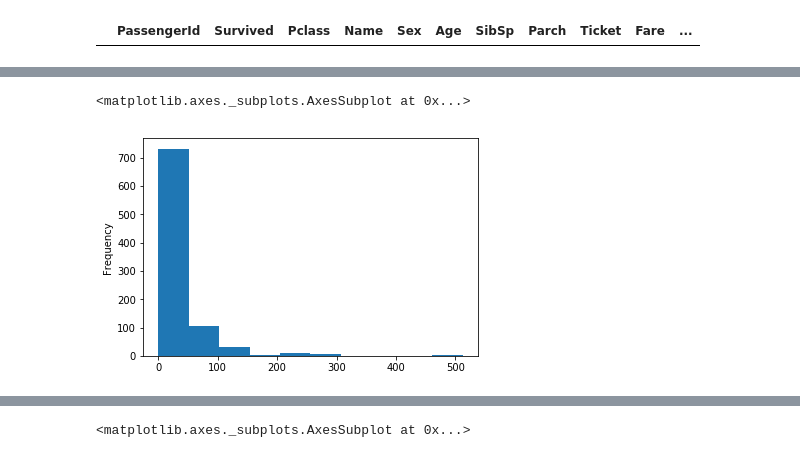
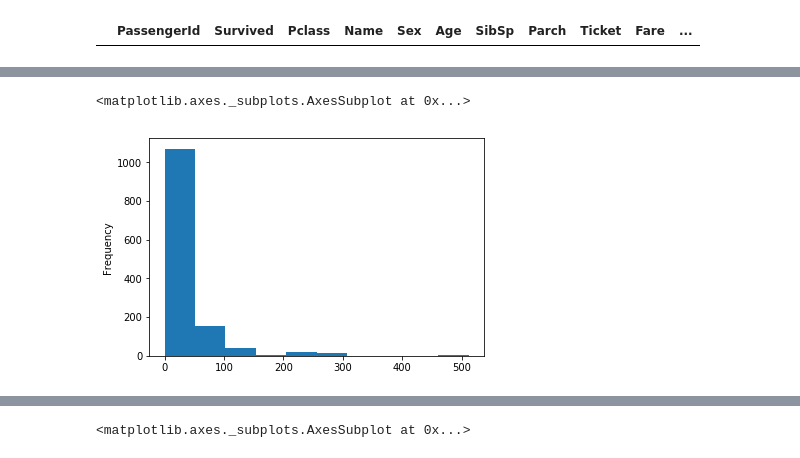
Before and after one commit to chipk215/Titanic, a Jupyter notebook: titanic_data_explore.ipynb, the cells around one changed output, grey strips where cells are left out. Saved outputs shown, nothing was run; the diff lists cells and outputs as text; code cells hidden in the pictures.

Commit message:
Passenger Fare and Title Categories

```diff
--- a/titanic_data_explore.ipynb
+++ b/titanic_data_explore.ipynb
@@ -126,3 +126,12 @@ Group Sizes    GroupSize  Count
 7          8      2
 8         11      1
 [figure]
+# %%
+unique_tickets = data.Ticket.value_counts()
+passengers_on_ticket = data.Ticket.apply(lambda x: unique_tickets[x])
+#temp = data['Fare'] / unique_tickets[data['Ticket']]
+#unique_tickets['1601']
+
+passengers_on_ticket
+data['Passenger_Fare'] = data['Fare'] / passengers_on_ticket
+data[['Fare','Passenger_Fare']]
@@ -358,6 +395,6 @@ titanic_df[titanic_df.Sex.isnull()]
 # %%
-titanic_df.Fare.plot(kind="hist", bins=10)
+data.Fare.plot(kind="hist", bins=10)
 # %% [output]
 <matplotlib.axes._subplots.AxesSubplot at 0x...>
-[figure, old version]
+[figure, new version]
 # %%
```
Also changed, not shown: parts of 4 cells of this notebook, 3 other files.
